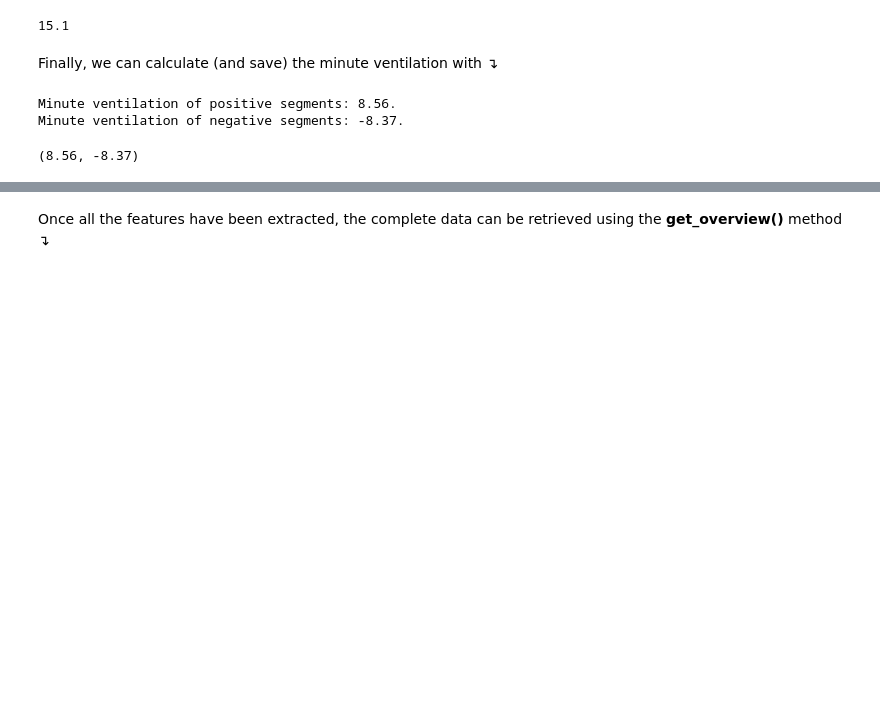
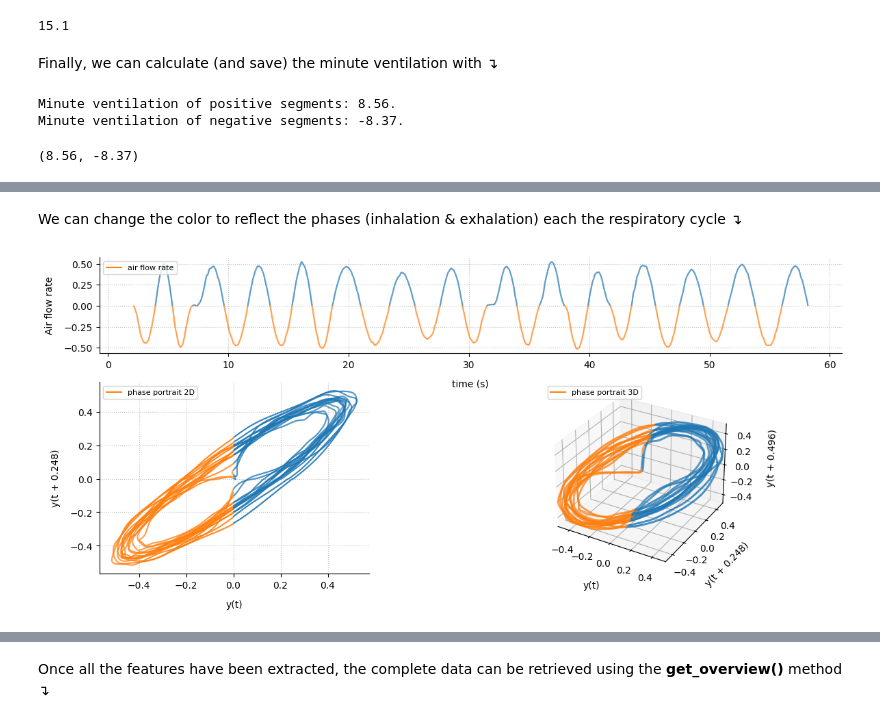
Before and after one commit to tcoustillet/pybreathe, a Jupyter notebook: examples/example.ipynb, the cells around one changed output, grey strips where cells are left out. Drawn from its saved outputs; the diff is of its cells as text; code cells hidden in the pictures; blank space fills up the shorter version.

```diff
--- a/examples/example.ipynb
+++ b/examples/example.ipynb
@@ -330,0 +337,6 @@ Minute ventilation of negative segments: -8.37.
+# %% [markdown]
+We can change the color to reflect the phases (inhalation & exhalation) each the respiratory cycle &#8628;
+# %%
+example_01.plot_phase_portrait(color_scheme="phases")
+# %% [output]
+[figure, added]
```
Also changed, not shown: parts of 19 cells of this notebook.
